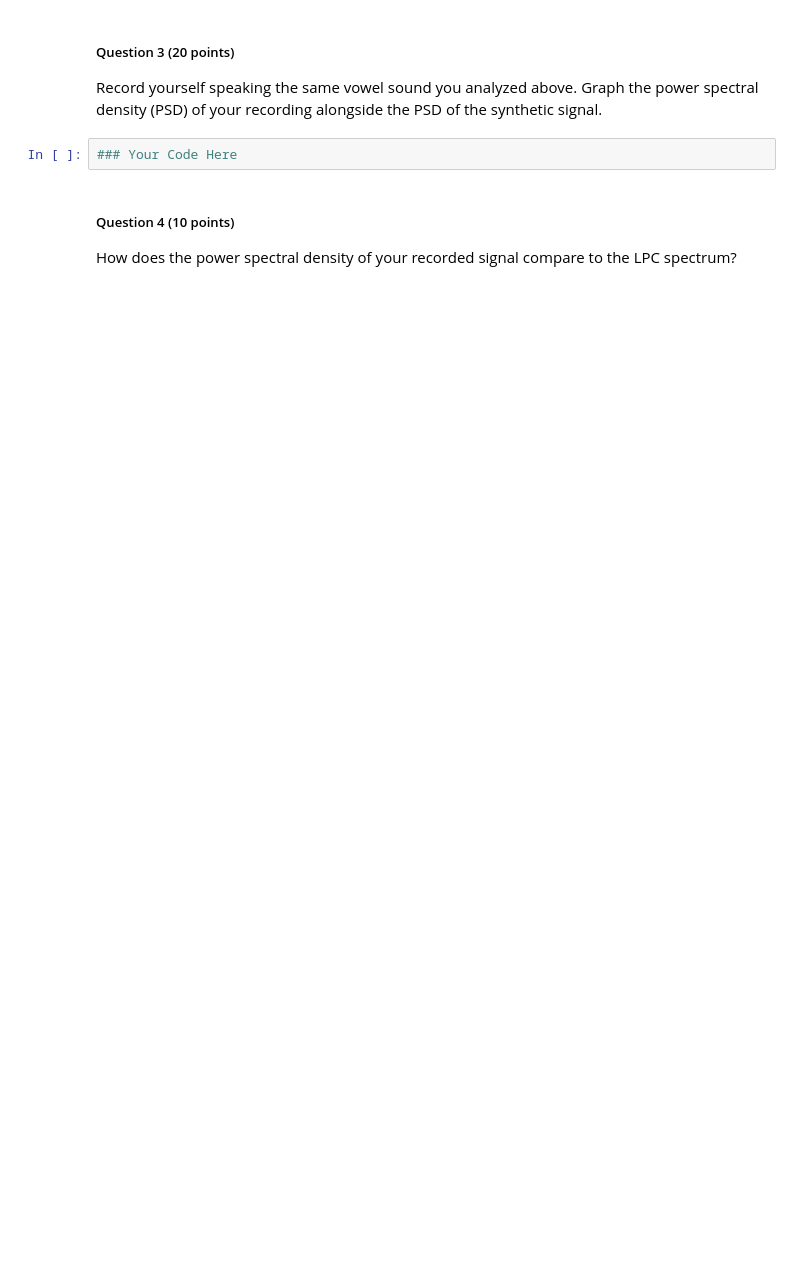
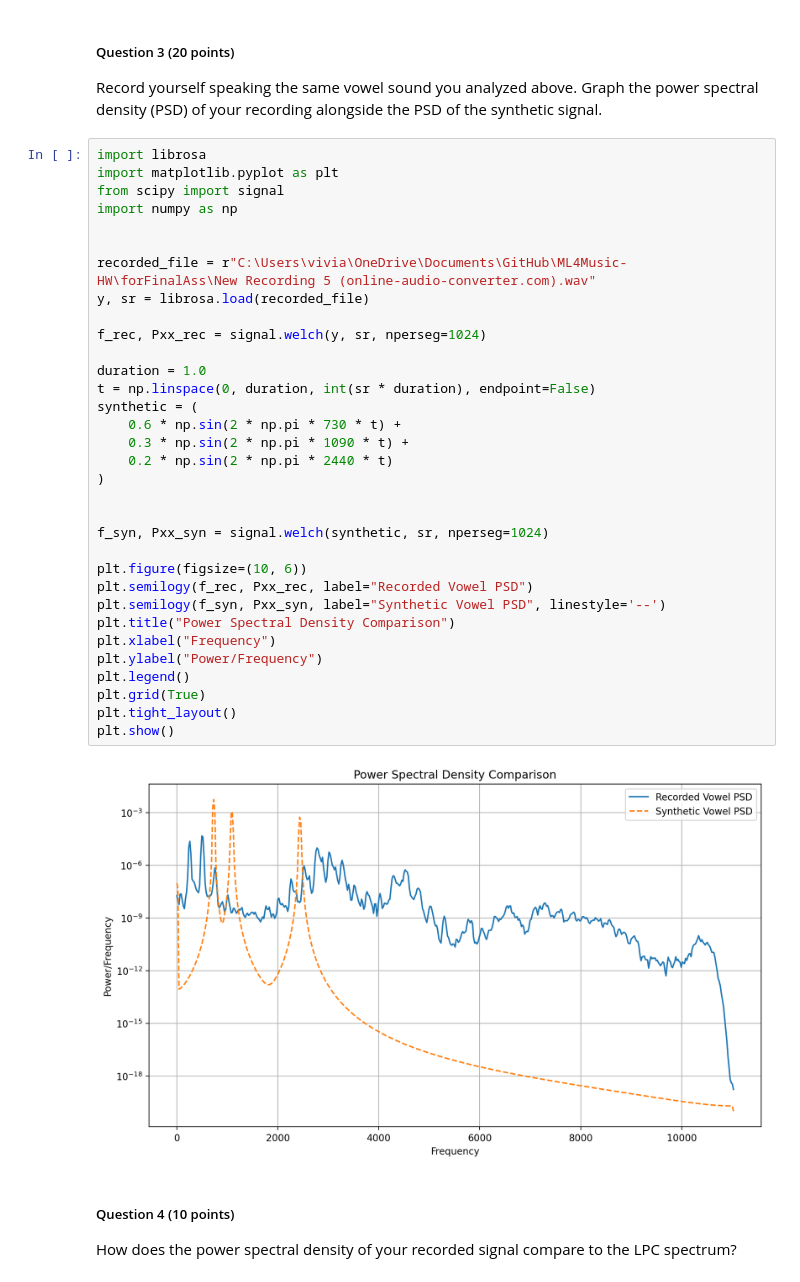
Before and after one commit to viviantran777/ML4Music-HW, a Jupyter notebook: Speech Formants with Linear Predictive Coding and Vocoder.ipynb, the cells around one changed output. Saved outputs shown, nothing was run; the diff lists cells and outputs as text; blank space fills up the shorter version.

```diff
--- a/Speech Formants with Linear Predictive Coding and Vocoder.ipynb
+++ b/Speech Formants with Linear Predictive Coding and Vocoder.ipynb
@@ -181,8 +214,41 @@ ld.specshow(librosa.amplitude_to_db(D))
 
 Record yourself speaking the same vowel sound you analyzed above.
 Graph the power spectral density (PSD) of your recording alongside the PSD of the synthetic signal.
-# %%
-### Your Code Here
+# %%
+import librosa
+import matplotlib.pyplot as plt
+from scipy import signal
+import numpy as np
+
+
+recorded_file = r"C:\Users\vivia\OneDrive\Documents\GitHub\ML4Music-HW\forFinalAss\New Recording 5 (online-audio-converter.com).wav"
+y, sr = librosa.load(recorded_file)
+
+f_rec, Pxx_rec = signal.welch(y, sr, nperseg=1024)
+
+duration = 1.0
+t = np.linspace(0, duration, int(sr * duration), endpoint=False)
+synthetic = (
+    0.6 * np.sin(2 * np.pi * 730 * t) +
+    0.3 * np.sin(2 * np.pi * 1090 * t) +
+    0.2 * np.sin(2 * np.pi * 2440 * t)
+)
+
+
+f_syn, Pxx_syn = signal.welch(synthetic, sr, nperseg=1024)
+
+plt.figure(figsize=(10, 6))
+plt.semilogy(f_rec, Pxx_rec, label="Recorded Vowel PSD")
+plt.semilogy(f_syn, Pxx_syn, label="Synthetic Vowel PSD", linestyle='--')
+plt.title("Power Spectral Density Comparison")
+plt.xlabel("Frequency")
+plt.ylabel("Power/Frequency")
+plt.legend()
+plt.grid(True)
+plt.tight_layout()
+plt.show()
+# %% [output]
+[figure, added]
 # %% [markdown]
 ##### Question 4 (10 points)
 
```
Also changed, not shown: parts of 20 cells of this notebook, 13 other files.
